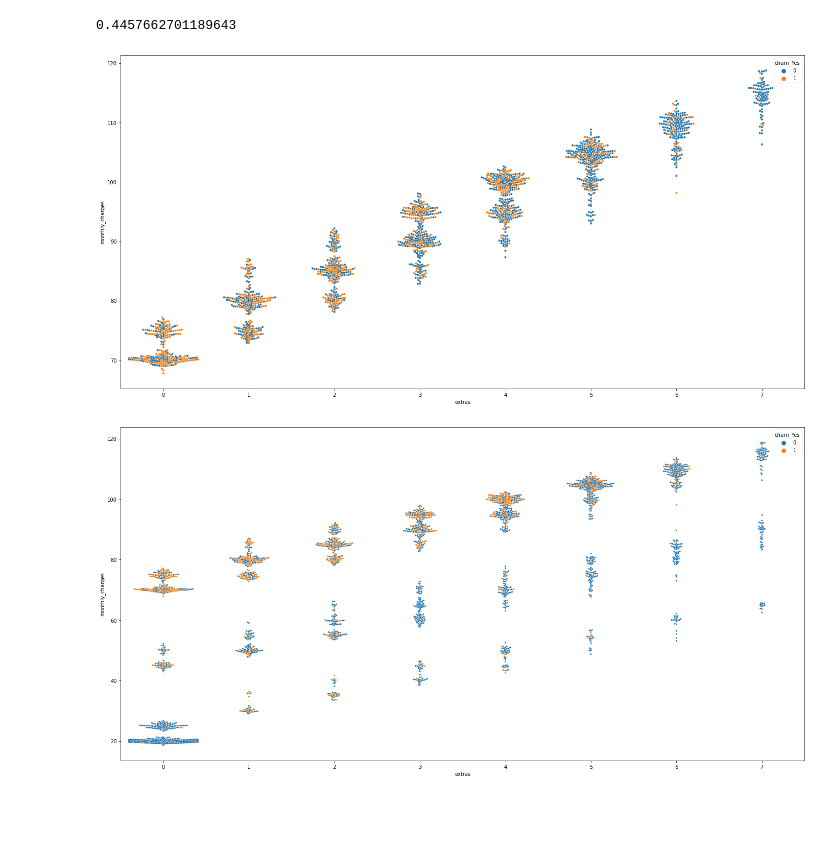
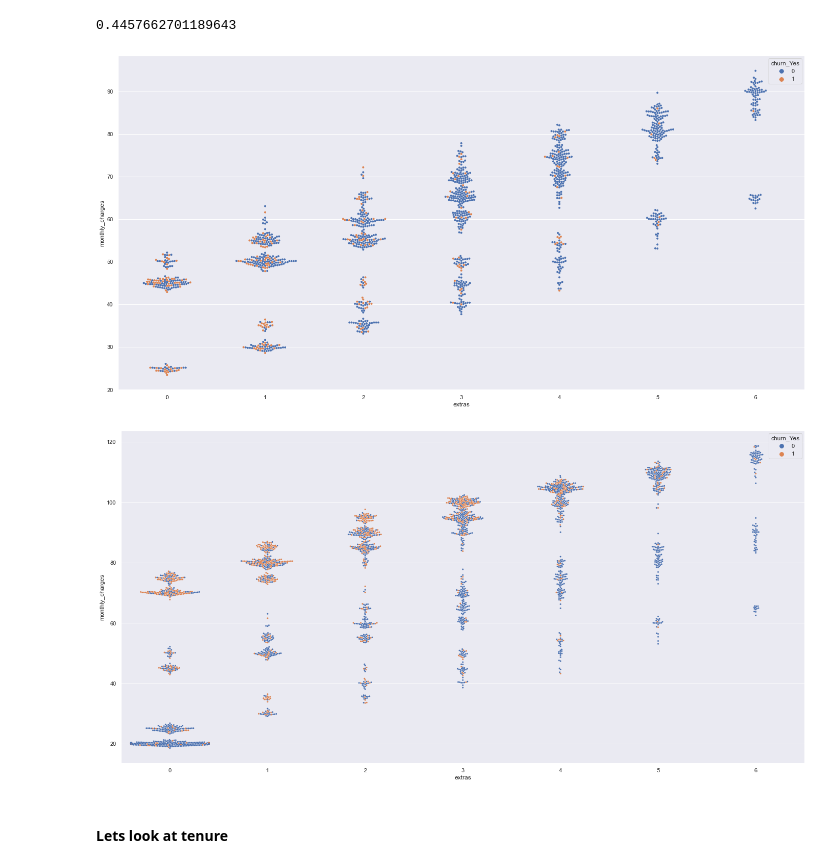
Before and after one commit to morgancross2/classification-exercises, a Jupyter notebook: classification_exercises.ipynb, the cells around one changed output. Drawn from its saved outputs; the diff is of its cells as text; code cells hidden in the pictures; blank space fills up the shorter version.

```diff
--- a/classification_exercises.ipynb
+++ b/classification_exercises.ipynb
@@ -3,6 +3,7 @@ import numpy as np
 import pandas as pd
 import matplotlib.pyplot as plt
 import seaborn as sns
+sns.set()
 from pydataset import data
 import scipy.stats as stats
 import acquire
@@ -1519,13 +1523,15 @@ train[((train['paperless_billing_Yes']==1)&(train['Fiber optic']==1))&(train.chu
 0.4457662701189643
 # %%
 plt.figure(figsize=(24,12))
-sns.swarmplot(data=train[train['Fiber optic'] == 1], y='monthly_charges', x='extras', hue='churn_Yes', size=4)
+sns.swarmplot(data=train[train['DSL'] == 1], y='monthly_charges', x='extras', hue='churn_Yes', size=4)
 plt.show()
 # %% [output]
-[figure, old version]
+[figure, new version]
 # %%
 plt.figure(figsize=(24,12))
 sns.swarmplot(data=train[train['paperless_billing_Yes'] == 1], y='monthly_charges', x='extras', hue='churn_Yes', size=3)
 plt.show()
 # %% [output]
-[figure, old version]
+[figure, new version]
+# %% [markdown]
+#### Lets look at tenure
```
Also changed, not shown: parts of 38 cells of this notebook.
